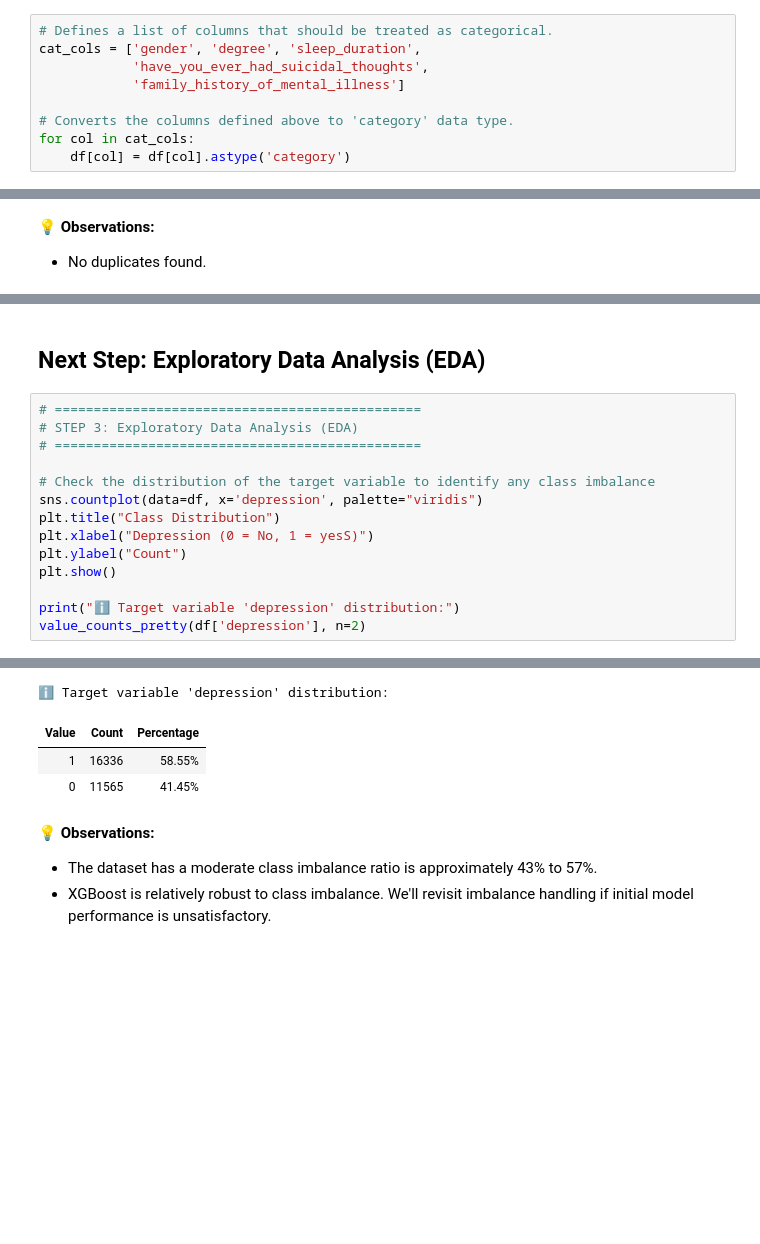
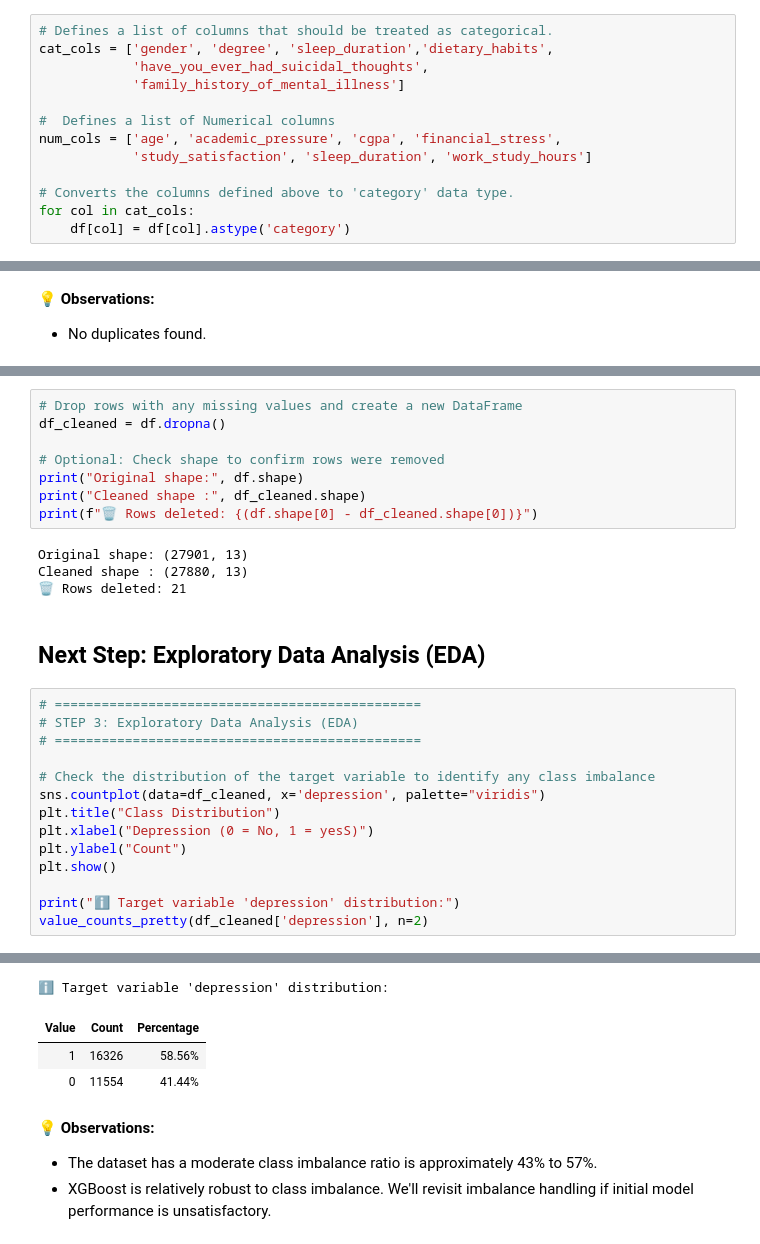
Before and after one commit to SeminiAmanda/student-depression-predictor, a Jupyter notebook: notebooks/FC110552_mithula-cbw/01_data_preprocessing.ipynb, the cells around one changed output, grey strips where cells are left out. Saved outputs shown, nothing was run; the diff lists cells and outputs as text; blank space fills up the shorter version.

Commit message:
handle missing data (drop)

```diff
--- a/notebooks/FC110552_mithula-cbw/01_data_preprocessing.ipynb
+++ b/notebooks/FC110552_mithula-cbw/01_data_preprocessing.ipynb
@@ -477,9 +477,13 @@ Statistical Summary for Categorical Columns:
 ## Next Step: Column Data Type Casting
 # %%
 # Defines a list of columns that should be treated as categorical.
-cat_cols = ['gender', 'degree', 'sleep_duration',
+cat_cols = ['gender', 'degree', 'sleep_duration','dietary_habits',
             'have_you_ever_had_suicidal_thoughts',
             'family_history_of_mental_illness']
+
+#  Defines a list of Numerical columns
+num_cols = ['age', 'academic_pressure', 'cgpa', 'financial_stress',
+            'study_satisfaction', 'sleep_duration', 'work_study_hours']
 
 # Converts the columns defined above to 'category' data type.
 for col in cat_cols:
@@ -587,25 +591,37 @@ dtype: int64
+# %%
+# Drop rows with any missing values and create a new DataFrame
+df_cleaned = df.dropna()
+
+# Optional: Check shape to confirm rows were removed
+print("Original shape:", df.shape)
+print("Cleaned shape :", df_cleaned.shape)
+print(f"🗑️ Rows deleted: {(df.shape[0] - df_cleaned.shape[0])}")
+# %% [output]
+Original shape: (27901, 13)
+Cleaned shape : (27880, 13)
+🗑️ Rows deleted: 21
 # %% [markdown]
 ## Next Step: Exploratory Data Analysis (EDA)
 # %%
 # ===============================================
 # STEP 3: Exploratory Data Analysis (EDA)
 # ===============================================
 
 # Check the distribution of the target variable to identify any class imbalance
-sns.countplot(data=df, x='depression', palette="viridis")
+sns.countplot(data=df_cleaned, x='depression', palette="viridis")
 plt.title("Class Distribution")
 plt.xlabel("Depression (0 = No, 1 = yesS)")
 plt.ylabel("Count")
 plt.show()
 
 print("ℹ️ Target variable 'depression' distribution:")
-value_counts_pretty(df['depression'], n=2)
+value_counts_pretty(df_cleaned['depression'], n=2)
 # %% [output]
 [figure]
 ℹ️ Target variable 'depression' distribution:
 | Value | Count | Percentage |
-| 1 | 16336 | 58.55% |
-| 0 | 11565 | 41.45% |
+| 1 | 16326 | 58.56% |
+| 0 | 11554 | 41.44% |
 # %% [markdown]
 💡 **Observations:**
 - The dataset has a moderate class imbalance ratio is approximately 43% to 57%.
```
Also changed, not shown: parts of 3 cells of this notebook.
